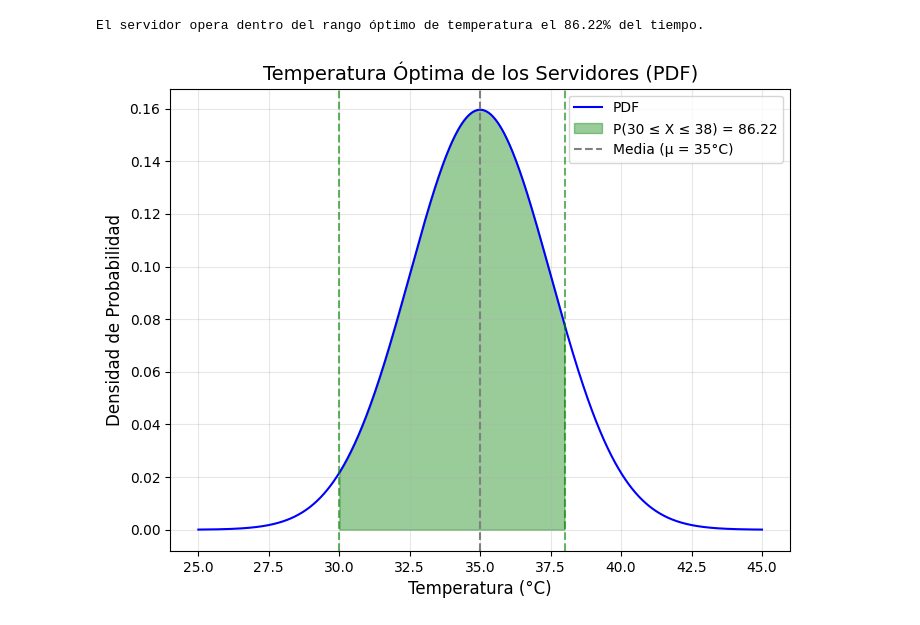
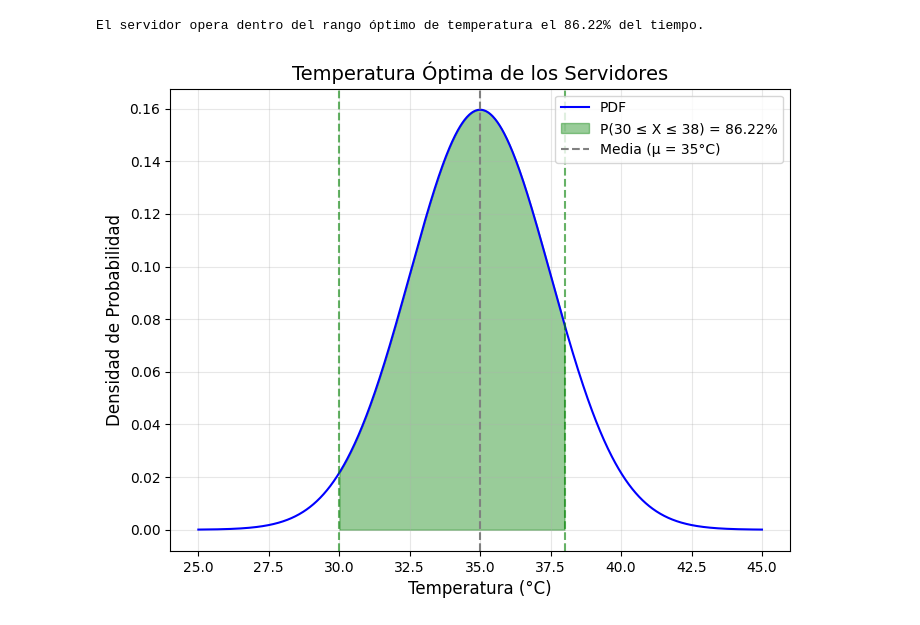
Before and after one commit to JuanHoyos329/Proyecto-2, a Jupyter notebook: Punto 3.ipynb, the cells around one changed output. Cells and saved outputs as stored; diff of their text form; code cells hidden in the pictures.

```diff
--- a/Punto 3.ipynb
+++ b/Punto 3.ipynb
@@ -97,16 +100,16 @@ El servidor opera dentro del rango óptimo de temperatura el 86.22% del tiempo.
 # %%
 plt.figure(figsize=(8, 6))
 plt.plot(x, pdf, label="PDF", color="blue")
 plt.fill_between(x, 0, pdf, where=(x >= 30) & (x <= 38), color='green', alpha=0.4,
-                 label=f'P(30 ≤ X ≤ 38) = {porcentaje_tiempo_temp_optima:.2f}')
+                 label=f'P(30 ≤ X ≤ 38) = {porcentaje_tiempo_temp_optima:.2f}%')
 plt.axvline(mu, color='gray', linestyle='--', label=f'Media (μ = {mu}°C)')
 plt.axvline(30, color='Green', linestyle='--', alpha=0.6)
 plt.axvline(38, color='Green', linestyle='--', alpha=0.6)
-plt.title("Temperatura Óptima de los Servidores (PDF)", fontsize=14)
+plt.title("Temperatura Óptima de los Servidores", fontsize=14)
 plt.xlabel("Temperatura (°C)", fontsize=12)
 plt.ylabel("Densidad de Probabilidad", fontsize=12)
 plt.grid(alpha=0.3)
 plt.legend()
 plt.show()
 # %% [output]
-[figure, old version]
+[figure, new version]
```
Also changed, not shown: parts of 2 cells of this notebook.
